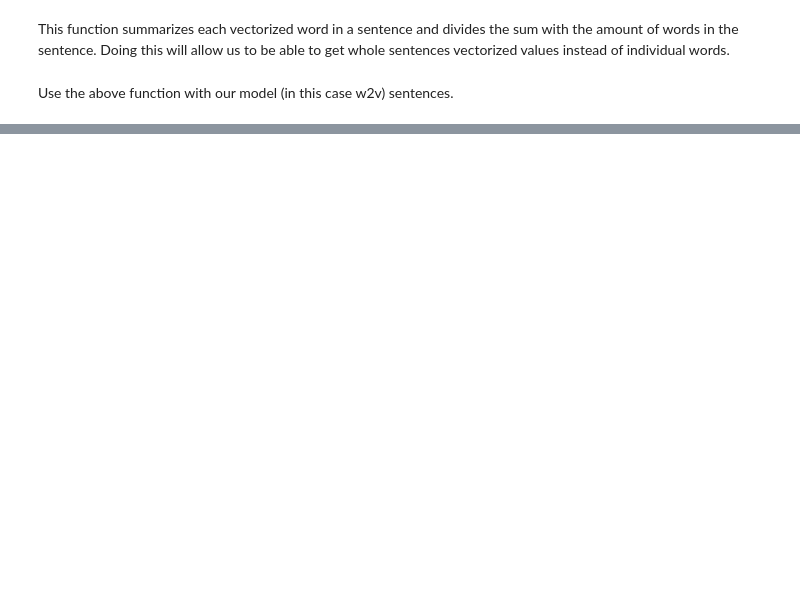
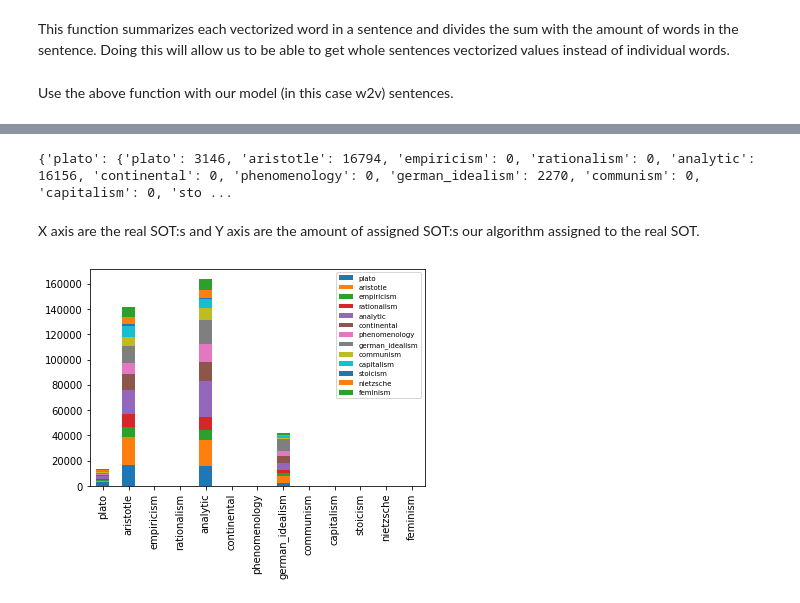
Before and after one commit to zabesy/SOTClustering, a Jupyter notebook: ThesisClustering.ipynb, the cells around one changed output, grey strips where cells are left out. Drawn from its saved outputs; the diff is of its cells as text; code cells hidden in the pictures; blank space fills up the shorter version.

```diff
--- a/ThesisClustering.ipynb
+++ b/ThesisClustering.ipynb
@@ -141,0 +281,9 @@ print(X[:5])
+# %%
+pred = pd.DataFrame([schools[index] for index in realVsPredLabels])
+pred.columns = ['Predicted School of Thought']
+
+print(len(DF["school"]))
+print(len(pred))
+prediction = pd.concat([DF["school"], pred], axis = 1)
+print(len(prediction))
+prediction.head()
@@ -141,0 +300,10 @@ print(X[:5])
+# %%
+temp_indexes = []
+for index, val in enumerate(prediction['school']):
+    if val not in schools:
+        temp_indexes.append(index)
+
+test_concat = {'School': DF['school'],
+               'Predicted School': pred}
+test_df = pd.DataFrame(test_concat, columns=['School', 'Predited School'])
+# print(test_df['School'][temp_indexes])
@@ -141,0 +319,27 @@ print(X[:5])
+# %%
+result_dict = dict()
+for index, school in enumerate(prediction['school']):
+    if result_dict.get(school) is None:
+        result_dict[school] = dict.fromkeys(schools, 0)
+    predSchool = prediction['Predicted School of Thought'][index]
+    if result_dict[school].get(predSchool) is None:
+        result_dict[school][predSchool] = 1
+    else:
+        result_dict[school][predSchool] += 1
+
+print(result_dict)
+#print(prediction.iloc[indices, :])
+# %% [output]
+{'plato': {'plato': 3146, 'aristotle': 16794, 'empiricism': 0, 'rationalism': 0, 'analytic': 16156, 'continental': 0, 'phenomenology': 0, 'german_idealism': 2270, 'communism': 0, 'capitalism': 0, 'sto ...
+# %% [markdown]
+X axis are the real SOT:s and Y axis are the amount of assigned SOT:s our algorithm assigned to the real SOT.
+# %%
+combined_bar = pd.DataFrame(result_dict)
+# print(combined_bar)
+# combined_bar.plot.bar()
+# print(result_dict)
+combined_bar.plot(kind="bar", stacked=True)
+plt.legend(prop={"size":7})
+plt.show()
+# %% [output]
+[figure, added]
```
Also changed, not shown: parts of 31 cells of this notebook.
